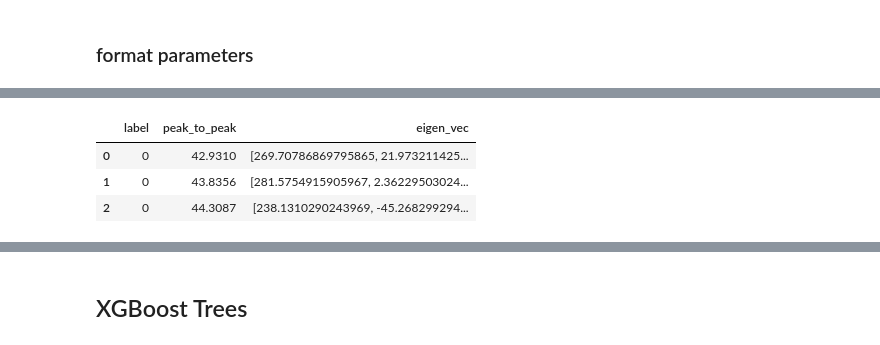
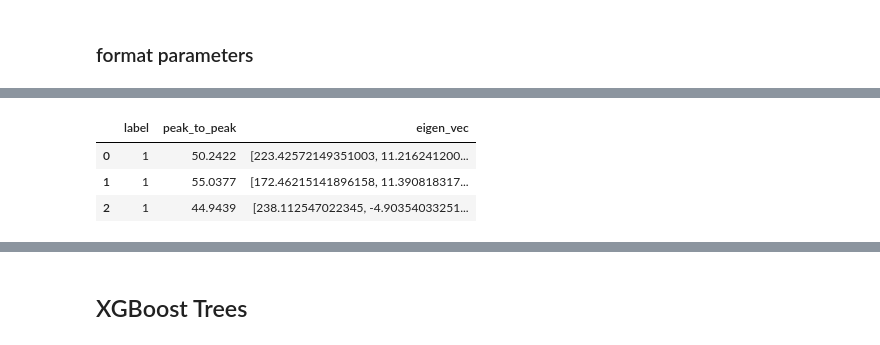
Before and after one commit to saquiel/public_projects, a Jupyter notebook: whales_prediction/whales_detection_using_spark.ipynb, the cells around one changed output, grey strips where cells are left out. Saved outputs shown, nothing was run; the diff lists cells and outputs as text; code cells hidden in the pictures.

Commit message:
add mide project

```diff
--- a/whales_prediction/whales_detection_using_spark.ipynb
+++ b/whales_prediction/whales_detection_using_spark.ipynb
@@ -48,5 +54,5 @@ Here we use a sample of about 15MB in size that contains about 2000 samples from
 # %%
-file_data = np.load("/home/zenbook/Documents/code/python/uc_san_diego_master/4_semester/4_decision_trees/XGBoost/Data/whale_data_15mb.np", allow_pickle=True)
+file_data = np.load("whale_data_15mb.np", allow_pickle=True)
 data_psdf = ps.DataFrame(file_data,
             columns=["time", "label", "site", "rec_no", "bout_i", "peak_to_peak", "MSN", "MSP", "TPWS1", "MD1", "FD1", "TPWS2", "MD2", "FD2", "TPWS3", "MD3", "FD3"])
 # filter parameters
@@ -221,10 +244,8 @@ Text(0, 0.5, 'Explained Variance')
 25 eigen-vectors explain 90% of the total data variance.
 # %%
 pca = PCA(k=25, inputCol="features", outputCol="pca_features")
-model_pca = pca.fit(data_train_sqldf)
+model_pca = pca.fit(data_sqldf)
 
-# project train and test set
-data_train_proj_sqldf = model_pca.transform(data_train_sqldf)
-
-data_test_proj_sqldf = model_pca.transform(data_test_sqldf)
+# project data set
+data_proj_sqldf = model_pca.transform(data_sqldf)
 # %% [output]
@@ -238,16 +259,10 @@ data_test_proj_sqldf = model_pca.transform(data_test_sqldf)
 # %%
 from pyspark.ml.functions import vector_to_array
 
-# Train set
-data_train_sqldf = data_train_proj_sqldf.withColumn("eigen_vec", vector_to_array("pca_features").alias("eigen_vec")).select(
+data_sqldf = data_proj_sqldf.withColumn("eigen_vec", vector_to_array("pca_features").alias("eigen_vec")).select(
     ['label', 'peak_to_peak', 'eigen_vec'])
 
-data_train_psdf = data_train_sqldf.to_pandas_on_spark()
+data_psdf = data_sqldf.to_pandas_on_spark()
 
-# Test set
-data_test_sqldf = data_test_proj_sqldf.withColumn("eigen_vec", vector_to_array("pca_features").alias("eigen_vec")).select(
-    ['label', 'peak_to_peak', 'eigen_vec'])
-
-data_test_psdf = data_test_sqldf.to_pandas_on_spark()
-data_test_psdf.head(3)
+data_psdf.head(3)
 # %% [output]
@@ -257,7 +272,7 @@ data_test_psdf.head(3)
 |  | label | peak_to_peak | eigen_vec |
-| 0 | 0 | 42.9310 | [269.70786869795865, 21.973211425... |
-| 1 | 0 | 43.8356 | [281.5754915905967, 2.36229503024... |
-| 2 | 0 | 44.3087 | [238.1310290243969, -45.268299294... |
+| 0 | 1 | 50.2422 | [223.42572149351003, 11.216241200... |
+| 1 | 1 | 55.0377 | [172.46215141896158, 11.390818317... |
+| 2 | 1 | 44.9439 | [238.112547022345, -4.90354033251... |
 # %%
 # Select 90% of variance => 25 EV
 ev_size = 25
```
Also changed, not shown: parts of 56 cells of this notebook, 6 other files.
